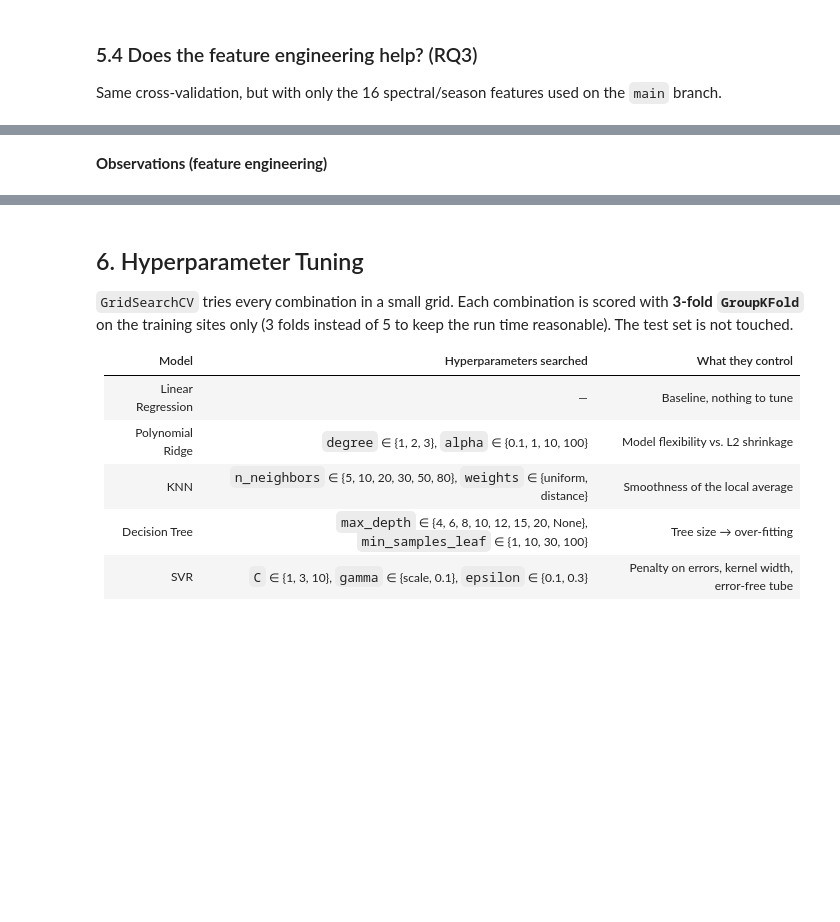
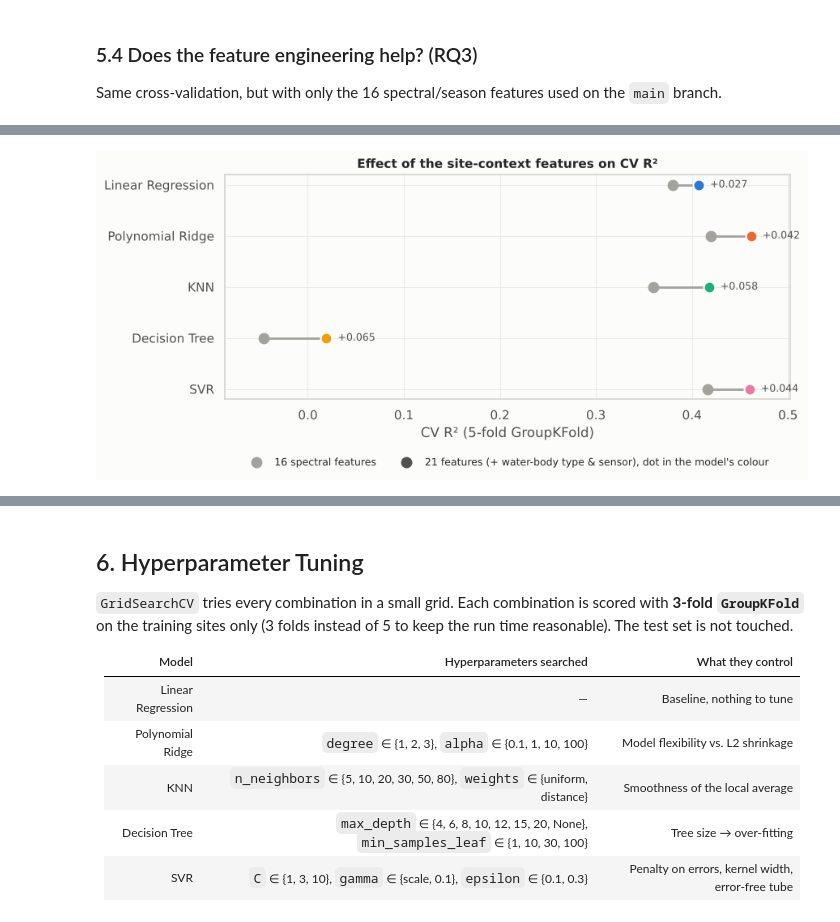
Before and after one commit to NuBFightForMyDream/2107541_MLEnvi_Project_PredictingWaterTurbidityWithTSS, a Jupyter notebook: notebooks/ML_analysis.ipynb, the cells around one changed output, grey strips where cells are left out. Drawn from its saved outputs; the diff is of its cells as text; code cells hidden in the pictures; blank space fills up the shorter version.

```diff
--- a/notebooks/ML_analysis.ipynb
+++ b/notebooks/ML_analysis.ipynb
@@ -517,16 +669,20 @@ ablation.round(3)
 # %%
 fig, ax = plt.subplots(figsize=(9, 3.6))
 for i, m in enumerate(MODEL_NAMES):
     before, after = ablation.loc[m].iloc[0], ablation.loc[m].iloc[1]
     ax.plot([before, after], [i, i], color=GRAY, linewidth=2, zorder=1)
-    ax.scatter(before, i, s=70, color=GRAY, zorder=2, label="16 spectral features" if i == 0 else None)
-    ax.scatter(after, i, s=70, color=MODEL_COLORS[m], edgecolor="#fcfcfb", linewidth=2, zorder=3,
-               label="+ water-body type & sensor (21 features)" if i == 0 else None)
-    ax.text(max(before, after) + 0.006, i, f"{after - before:+.3f}", va="center", fontsize=9, color=INK_2)
+    ax.scatter(before, i, s=80, color=GRAY, zorder=2)
+    ax.scatter(after, i, s=100, color=MODEL_COLORS[m], edgecolor="#fcfcfb", linewidth=1.5, zorder=3)
+    ax.text(max(before, after) + 0.012, i, f"{after - before:+.3f}", va="center", fontsize=9, color=INK_2)
 ax.set_yticks(range(len(MODEL_NAMES)), MODEL_NAMES)
 ax.invert_yaxis()
+ax.margins(x=0.08)
 ax.set(title="Effect of the site-context features on CV R²", xlabel="CV R² (5-fold GroupKFold)")
-ax.legend(loc="lower right", frameon=False, fontsize=9)
+ax.legend(handles=[
+    plt.Line2D([], [], marker="o", linestyle="", markersize=9, color=GRAY, label="16 spectral features"),
+    plt.Line2D([], [], marker="o", linestyle="", markersize=9, color=INK_2,
+               label="21 features (+ water-body type & sensor), dot in the model's colour")],
+    loc="upper center", bbox_to_anchor=(0.5, -0.22), ncol=2, frameon=False, fontsize=9)
 save_fig(fig, "07_feature_engineering_effect")
+# %% [output]
+[figure, added]
-# %% [markdown]
-**Observations (feature engineering)**
```
Also changed, not shown: parts of 58 cells of this notebook, 14 other files.
